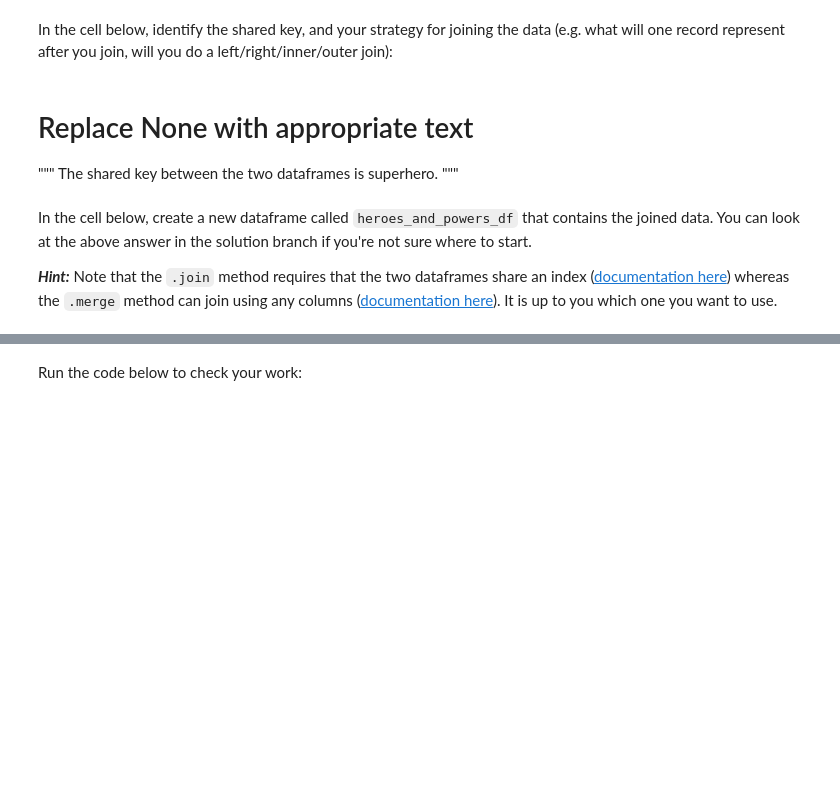
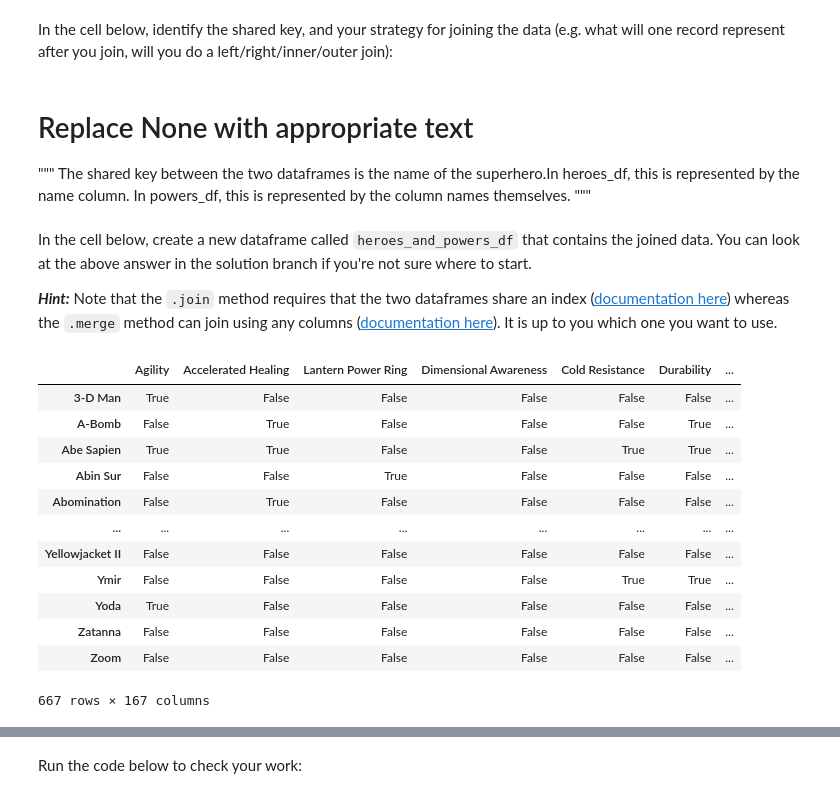
Before and after one commit to WinnieKabuya/dsc-pandas-data-cleaning-lab, a Jupyter notebook: index.ipynb, the cells around one changed output, grey strips where cells are left out. Drawn from its saved outputs; the diff is of its cells as text; code cells hidden in the pictures; blank space fills up the shorter version.

```diff
--- a/index.ipynb
+++ b/index.ipynb
@@ -450,7 +450,9 @@ In the cell below, identify the shared key, and your strategy for joining the da
 # %% [markdown]
 # Replace None with appropriate text
 """
-The shared key between the two dataframes is superhero.
+The shared key between the two dataframes is the name of the superhero.In heroes_df,
+this is represented by the name column. In powers_df, this is represented by the
+column names themselves.
 """
 # %% [markdown]
 In the cell below, create a new dataframe called `heroes_and_powers_df` that contains the joined data. You can look at the above answer in the solution branch if you're not sure where to start.
@@ -458,3 +460,19 @@ In the cell below, create a new dataframe called `heroes_and_powers_df` that con
 ***Hint:*** Note that the `.join` method requires that the two dataframes share an index ([documentation here](https://pandas.pydata.org/pandas-docs/stable/reference/api/pandas.DataFrame.join.html)) whereas the `.merge` method can join using any columns ([documentation here](https://pandas.pydata.org/pandas-docs/stable/reference/api/pandas.DataFrame.merge.html)). It is up to you which one you want to use.
 # %%
 # Your code here (create more cells as needed)
+powers_df_transposed = powers_df.T
+powers_df_transposed
+# %% [output]
+|  | Agility | Accelerated Healing | Lantern Power Ring | Dimensional Awareness | Cold Resistance | Durability | ... |
+| 3-D Man | True | False | False | False | False | False | ... |
+| A-Bomb | False | True | False | False | False | True | ... |
+| Abe Sapien | True | True | False | False | True | True | ... |
+| Abin Sur | False | False | True | False | False | False | ... |
+| Abomination | False | True | False | False | False | False | ... |
+| ... | ... | ... | ... | ... | ... | ... | ... |
+| Yellowjacket II | False | False | False | False | False | False | ... |
+| Ymir | False | False | False | False | True | True | ... |
+| Yoda | True | False | False | False | False | False | ... |
+| Zatanna | False | False | False | False | False | False | ... |
+| Zoom | False | False | False | False | False | False | ... |
+667 rows × 167 columns
```
Also changed, not shown: parts of 21 cells of this notebook.
